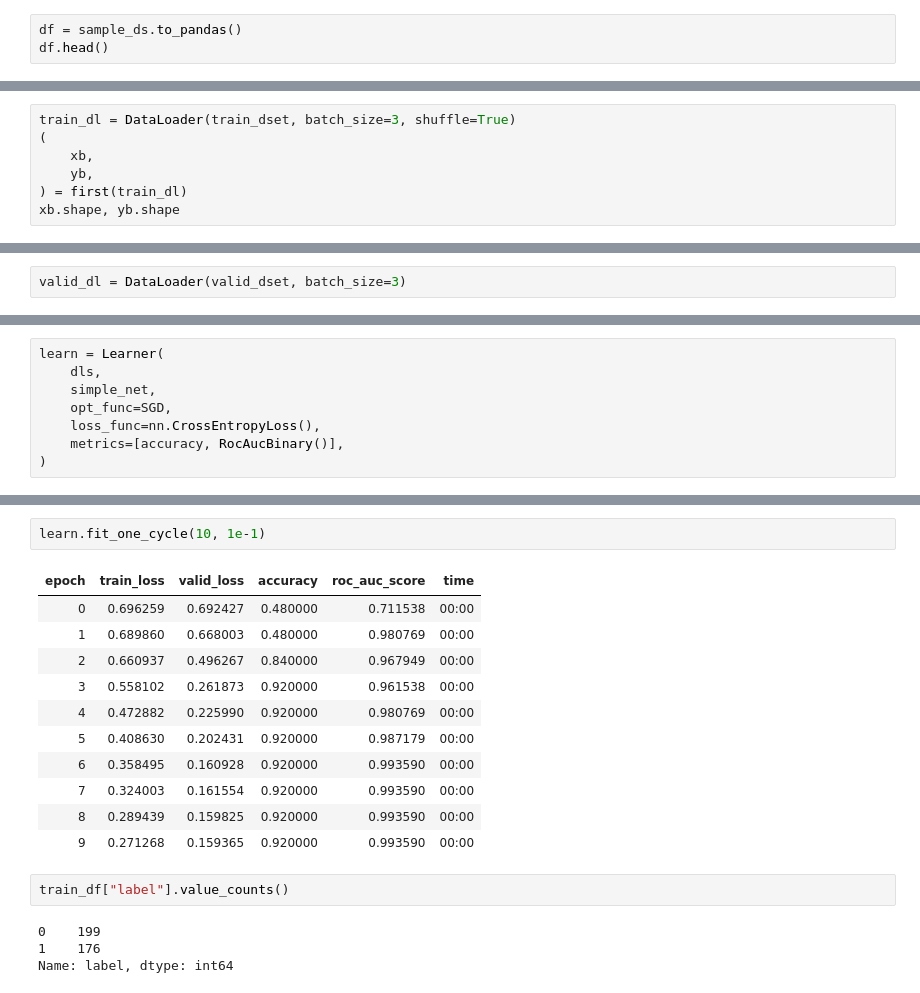
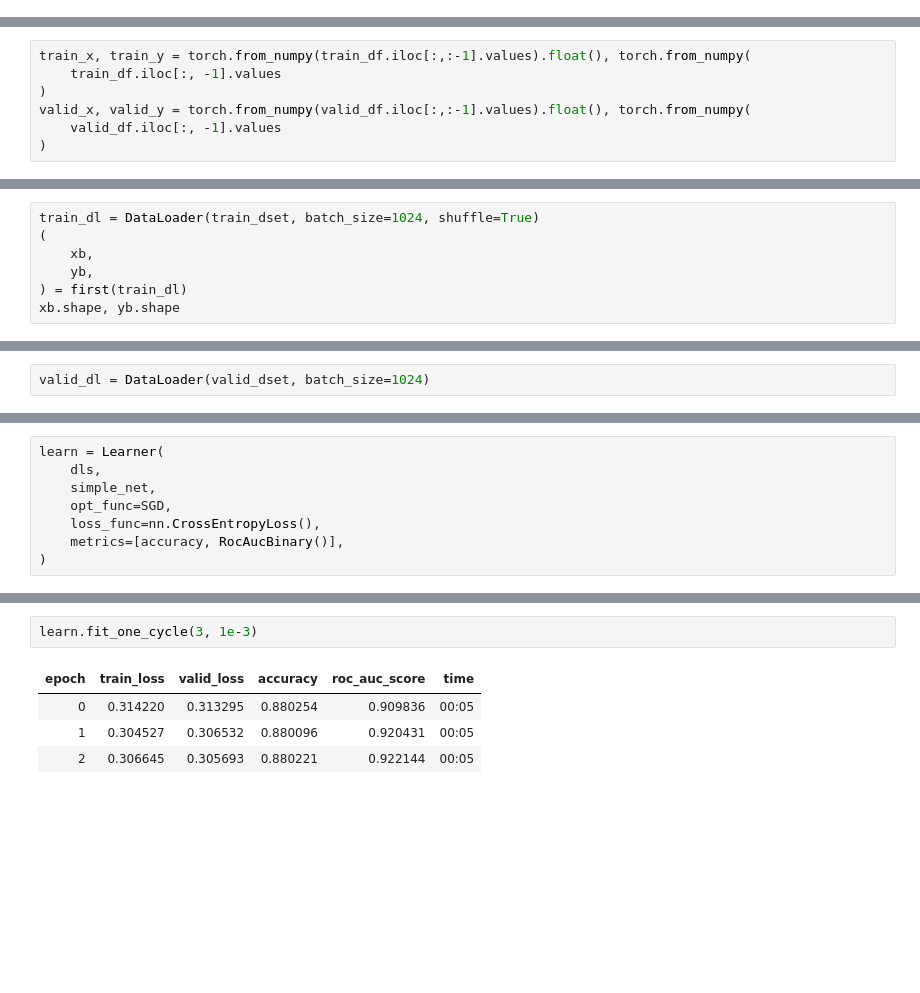
Before and after one commit to lewtun/dl4phys, a Jupyter notebook: lecture02.ipynb, the cells around one changed output, grey strips where cells are left out. Cells and saved outputs as stored; diff of their text form; blank space fills up the shorter version.

```diff
--- a/lecture02.ipynb
+++ b/lecture02.ipynb
@@ -295,3 +291,0 @@ Loading cached shuffled indices for dataset at /home/lewis/.cache/huggingface/da
-# %%
-df = sample_ds.to_pandas()
-df.head()
@@ -321 +309,8 @@ valid_x, valid_y = torch.from_numpy(valid_x).float(), torch.from_numpy(
+# %%
+train_x, train_y = torch.from_numpy(train_df.iloc[:,:-1].values).float(), torch.from_numpy(
+    train_df.iloc[:, -1].values
+)
+valid_x, valid_y = torch.from_numpy(valid_df.iloc[:,:-1].values).float(), torch.from_numpy(
+    valid_df.iloc[:, -1].values
+)
 # %%
@@ -380,7 +373,7 @@ list(dl)
 weights = init_params((20, 1))
 bias = init_params(1)
 # %%
-train_dl = DataLoader(train_dset, batch_size=3, shuffle=True)
+train_dl = DataLoader(train_dset, batch_size=1024, shuffle=True)
 (
     xb,
     yb,
@@ -391,5 +384,5 @@ xb.shape, yb.shape
 # %%
-valid_dl = DataLoader(valid_dset, batch_size=3)
+valid_dl = DataLoader(valid_dset, batch_size=1024)
 # %%
 batch = train_x[:4]
 batch.shape
@@ -487,20 +496,7 @@ SuggestedLRs(valley=0.0691830962896347)
 # %%
-learn.fit_one_cycle(10, 1e-1)
+learn.fit_one_cycle(3, 1e-3)
 # %% [output]
 | epoch | train_loss | valid_loss | accuracy | roc_auc_score | time |
-| 0 | 0.696259 | 0.692427 | 0.480000 | 0.711538 | 00:00 |
-| 1 | 0.689860 | 0.668003 | 0.480000 | 0.980769 | 00:00 |
-| 2 | 0.660937 | 0.496267 | 0.840000 | 0.967949 | 00:00 |
-| 3 | 0.558102 | 0.261873 | 0.920000 | 0.961538 | 00:00 |
-| 4 | 0.472882 | 0.225990 | 0.920000 | 0.980769 | 00:00 |
-| 5 | 0.408630 | 0.202431 | 0.920000 | 0.987179 | 00:00 |
-| 6 | 0.358495 | 0.160928 | 0.920000 | 0.993590 | 00:00 |
-| 7 | 0.324003 | 0.161554 | 0.920000 | 0.993590 | 00:00 |
-| 8 | 0.289439 | 0.159825 | 0.920000 | 0.993590 | 00:00 |
-| 9 | 0.271268 | 0.159365 | 0.920000 | 0.993590 | 00:00 |
+| 0 | 0.314220 | 0.313295 | 0.880254 | 0.909836 | 00:05 |
+| 1 | 0.304527 | 0.306532 | 0.880096 | 0.920431 | 00:05 |
+| 2 | 0.306645 | 0.305693 | 0.880221 | 0.922144 | 00:05 |
-# %%
-train_df["label"].value_counts()
-# %% [output]
-0    199
-1    176
-Name: label, dtype: int64
```
Also changed, not shown: parts of 68 cells of this notebook.
